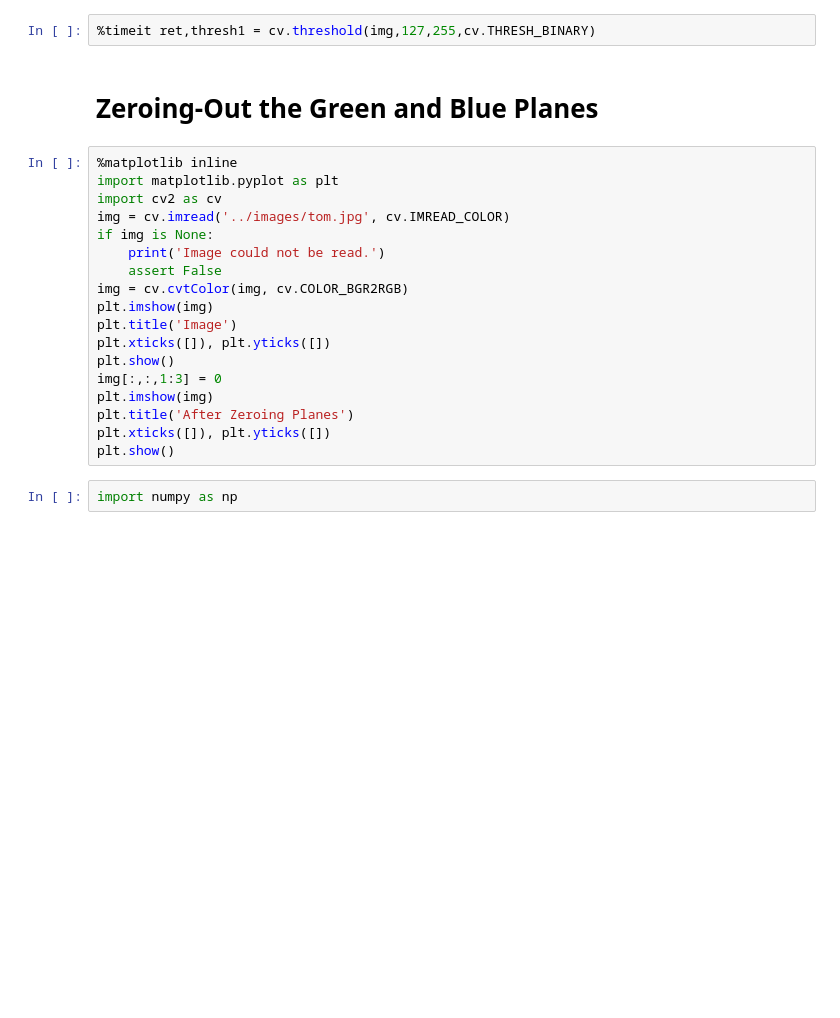
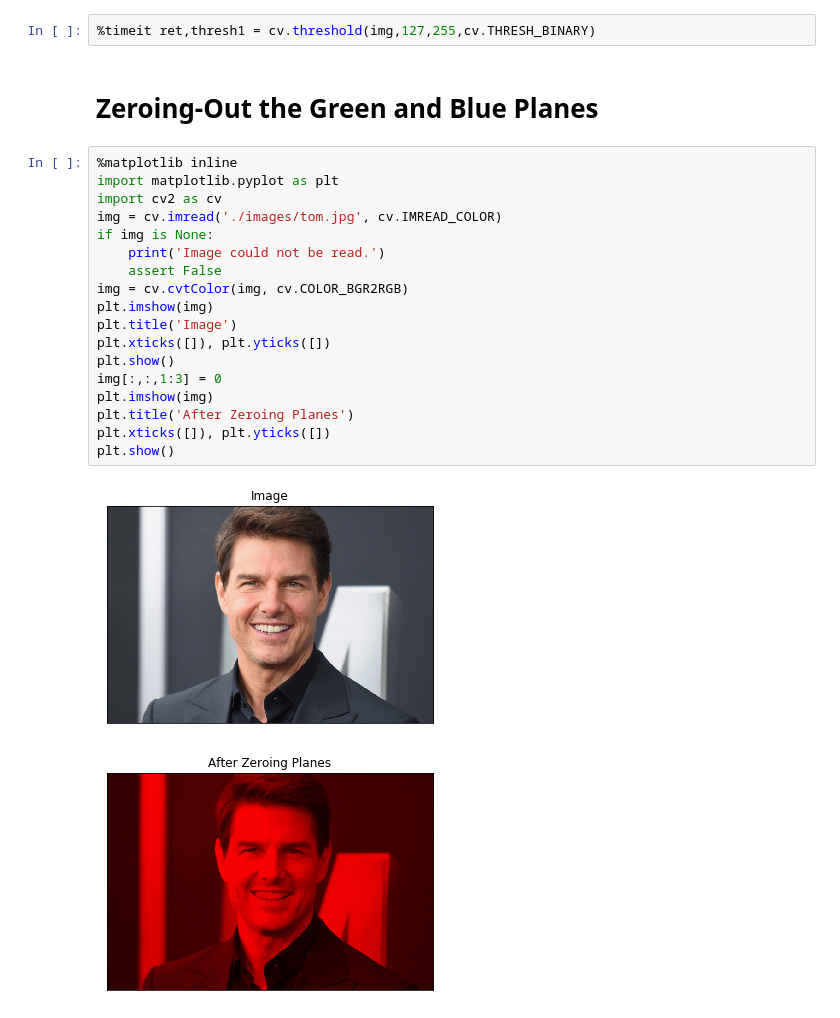
Before and after one commit to rangarodrigo/EN5204Code, a Jupyter notebook: a_basics.ipynb, the cells around one changed output. Saved outputs shown, nothing was run; the diff lists cells and outputs as text; blank space fills up the shorter version.

```diff
--- a/a_basics.ipynb
+++ b/a_basics.ipynb
@@ -253,20 +257,21 @@ img = cv.imread('../images/keira.jpg', cv.IMREAD_GRAYSCALE)
 # %%
 %matplotlib inline
 import matplotlib.pyplot as plt
 import cv2 as cv
-img = cv.imread('../images/tom.jpg', cv.IMREAD_COLOR)
+img = cv.imread('./images/tom.jpg', cv.IMREAD_COLOR)
 if img is None:
     print('Image could not be read.')
     assert False
 img = cv.cvtColor(img, cv.COLOR_BGR2RGB)
 plt.imshow(img)
 plt.title('Image')
 plt.xticks([]), plt.yticks([])
 plt.show()
 img[:,:,1:3] = 0
 plt.imshow(img)
 plt.title('After Zeroing Planes')
 plt.xticks([]), plt.yticks([])
 plt.show()
+# %% [output]
+[figure, added]
+[figure, added]
-# %%
-import numpy as np
```
Also changed, not shown: parts of 1 cell of this notebook, 4 other files.
